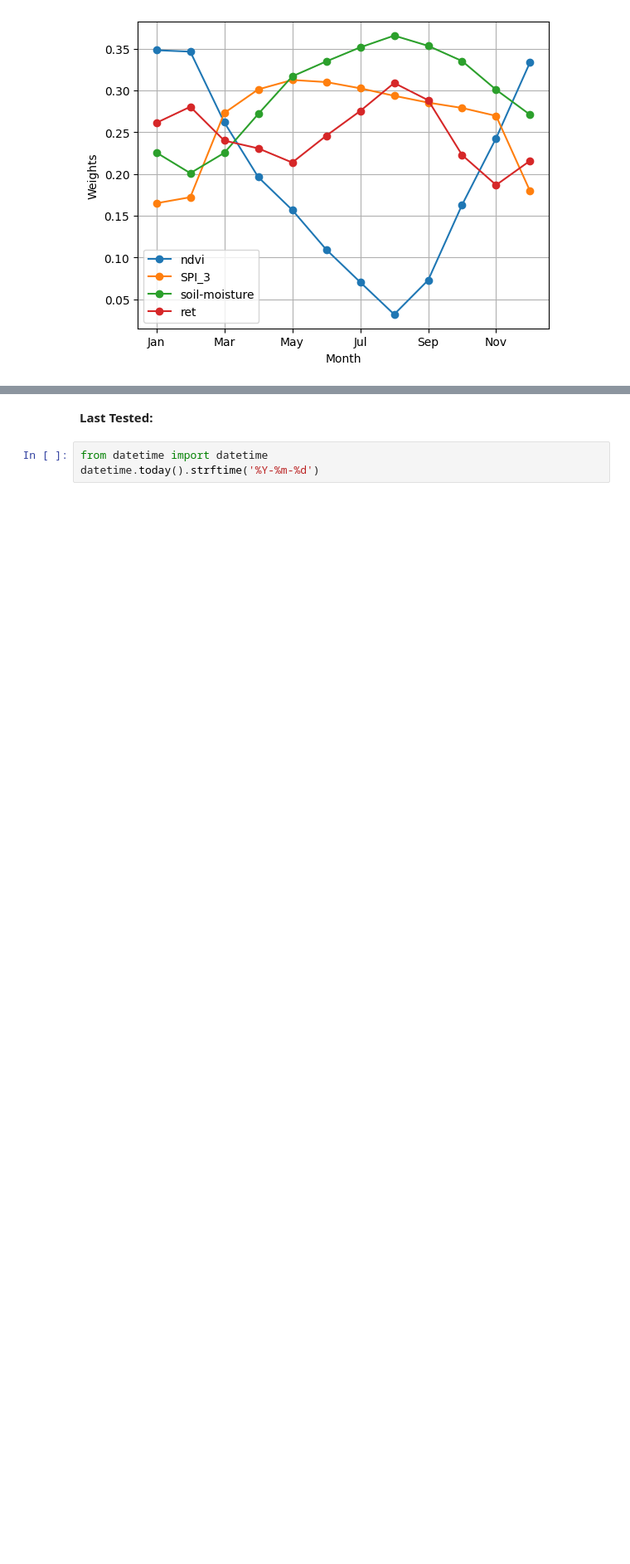
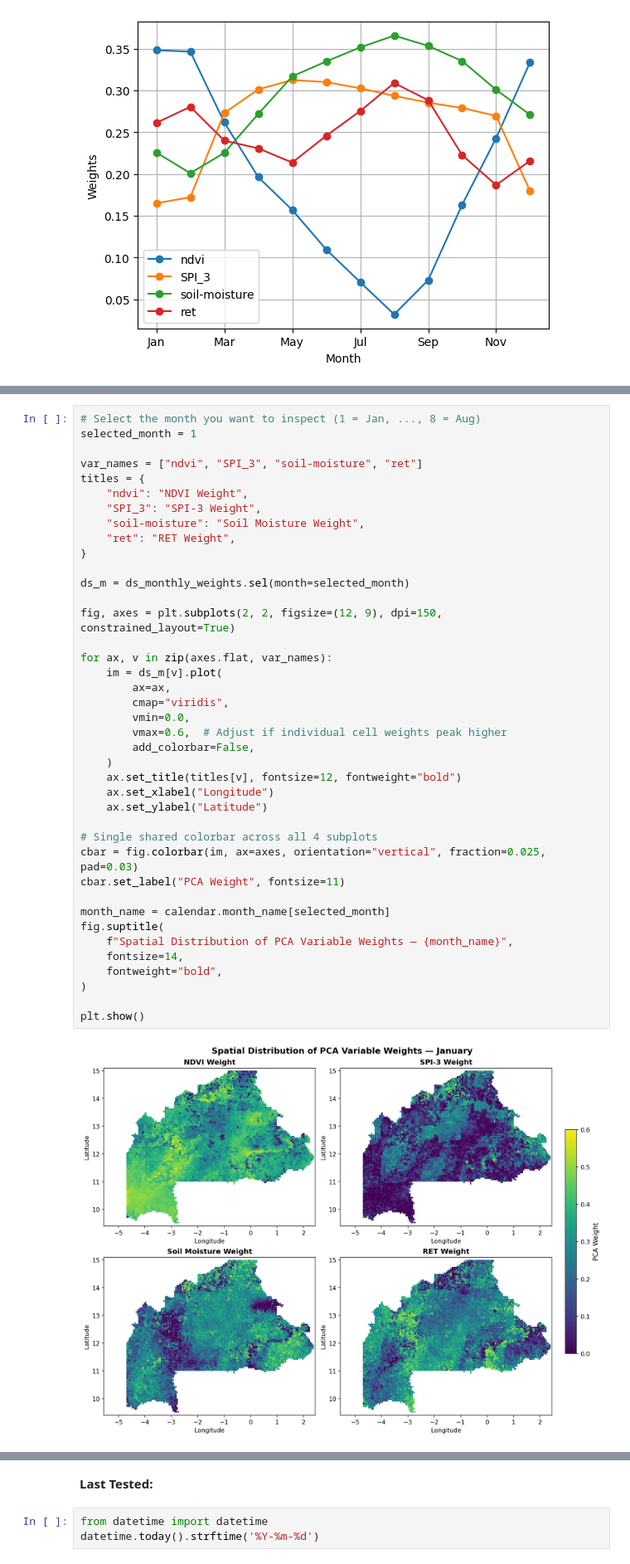
Before and after one commit to digitalearthafrica/deafrica-drought-monitor, a Jupyter notebook: Calculate_weights.ipynb, the cells around one changed output, grey strips where cells are left out. Shown at 83% size. Drawn from its saved outputs; the diff is of its cells as text; blank space fills up the shorter version.

```diff
--- a/Calculate_weights.ipynb
+++ b/Calculate_weights.ipynb
@@ -1067,3 +1252,45 @@ plt.show()
+# %%
+# Select the month you want to inspect (1 = Jan, ..., 8 = Aug)
+selected_month = 1
+
+var_names = ["ndvi", "SPI_3", "soil-moisture", "ret"]
+titles = {
+    "ndvi": "NDVI Weight",
+    "SPI_3": "SPI-3 Weight",
+    "soil-moisture": "Soil Moisture Weight",
+    "ret": "RET Weight",
+}
+
+ds_m = ds_monthly_weights.sel(month=selected_month)
+
+fig, axes = plt.subplots(2, 2, figsize=(12, 9), dpi=150, constrained_layout=True)
+
+for ax, v in zip(axes.flat, var_names):
+    im = ds_m[v].plot(
+        ax=ax,
+        cmap="viridis",
+        vmin=0.0,
+        vmax=0.6,  # Adjust if individual cell weights peak higher
+        add_colorbar=False,
+    )
+    ax.set_title(titles[v], fontsize=12, fontweight="bold")
+    ax.set_xlabel("Longitude")
+    ax.set_ylabel("Latitude")
+
+# Single shared colorbar across all 4 subplots
+cbar = fig.colorbar(im, ax=axes, orientation="vertical", fraction=0.025, pad=0.03)
+cbar.set_label("PCA Weight", fontsize=11)
+
+month_name = calendar.month_name[selected_month]
+fig.suptitle(
+    f"Spatial Distribution of PCA Variable Weights — {month_name}",
+    fontsize=14,
+    fontweight="bold",
+)
+
+plt.show()
+# %% [output]
+[figure, added]
 # %% [markdown]
 ***
 
```
Also changed, not shown: parts of 19 cells of this notebook.
